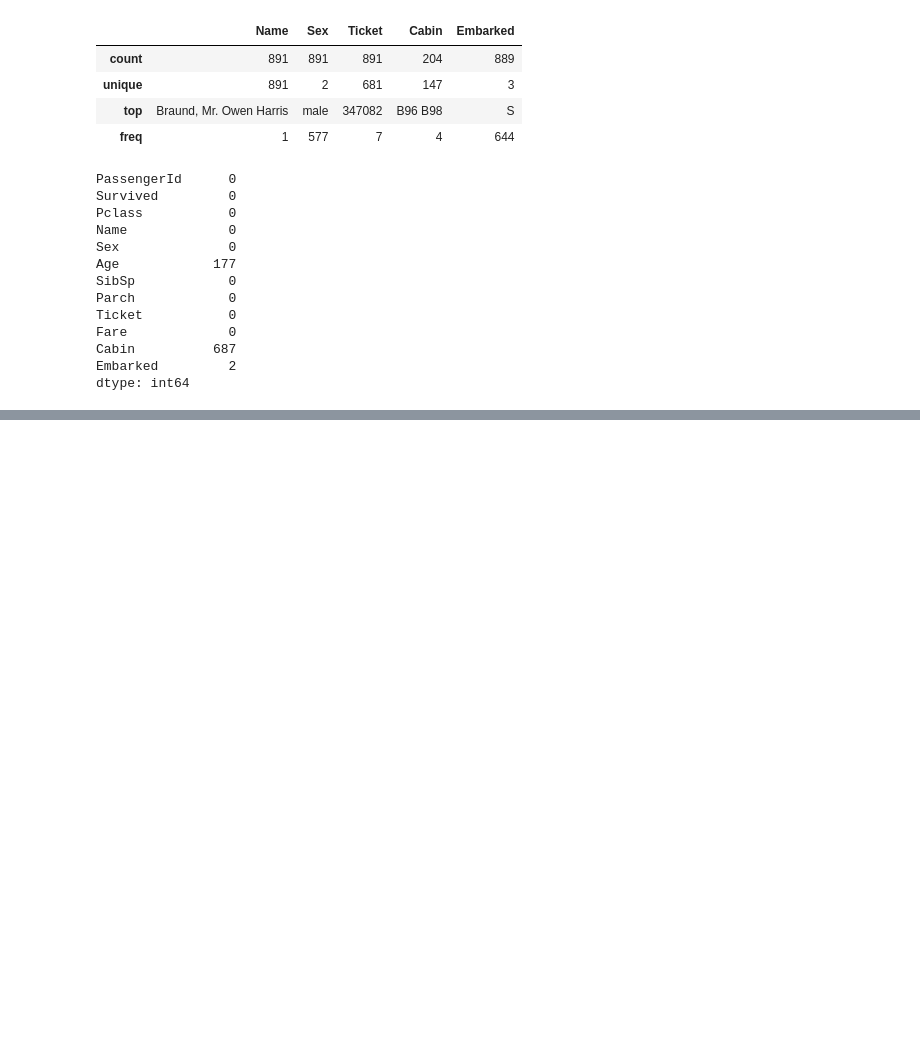
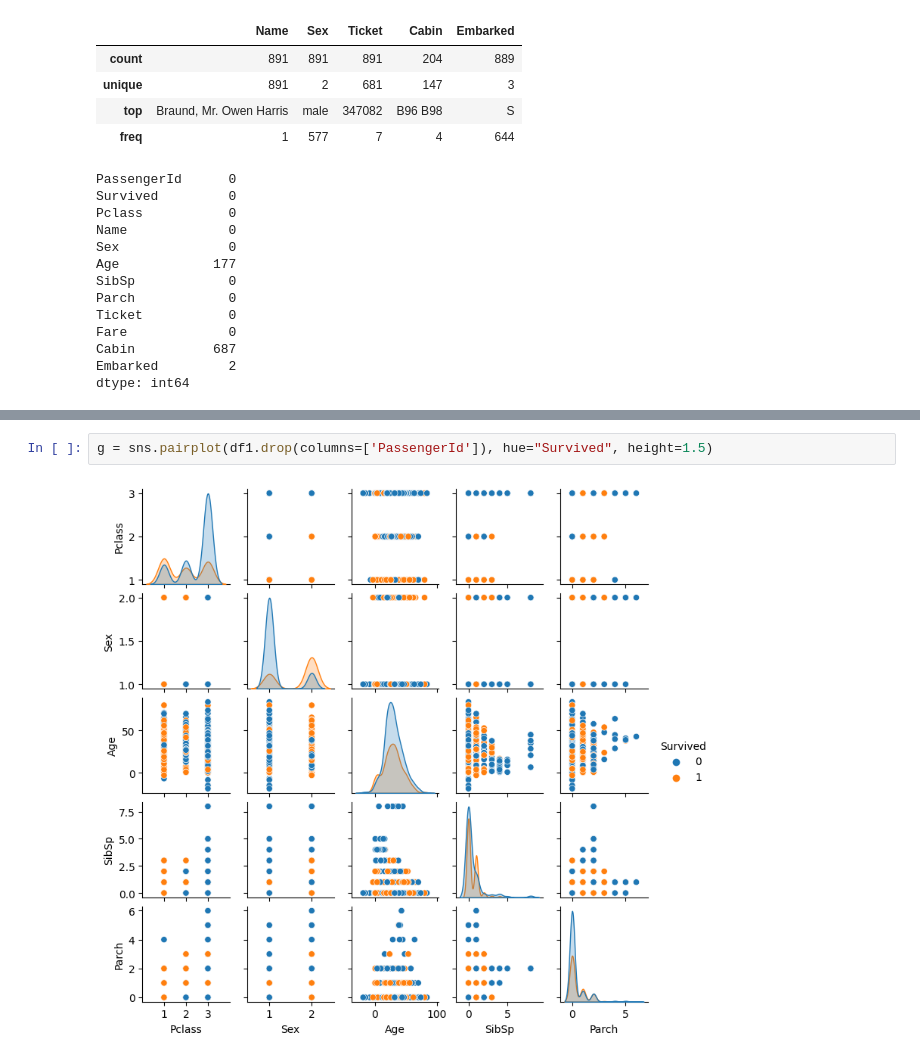
Before and after one commit to DonSeverin/Titanic_ex, a Jupyter notebook: code/titanic_ex_code.ipynb, the cells around one changed output, grey strips where cells are left out. Drawn from its saved outputs; the diff is of its cells as text; blank space fills up the shorter version.

```diff
--- a/code/titanic_ex_code.ipynb
+++ b/code/titanic_ex_code.ipynb
@@ -139,3 +167,7 @@ sns.heatmap(corr, cmap=cmap, vmax=1, center=0,
+# %%
+g = sns.pairplot(df1.drop(columns=['PassengerId']), hue="Survived", height=1.5)
+# %% [output]
+[figure, added]
 # %%
 #survival based on Age and Sex
 g = sns.displot(
```
Also changed, not shown: parts of 15 cells of this notebook, 6 other files.
